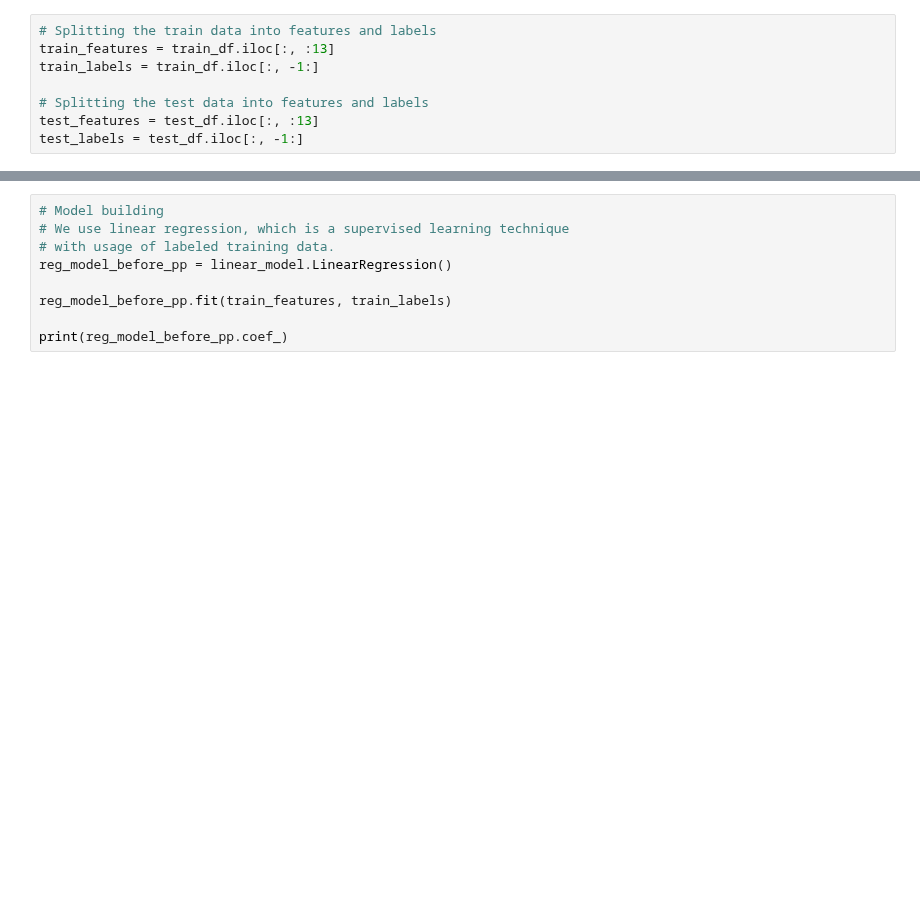
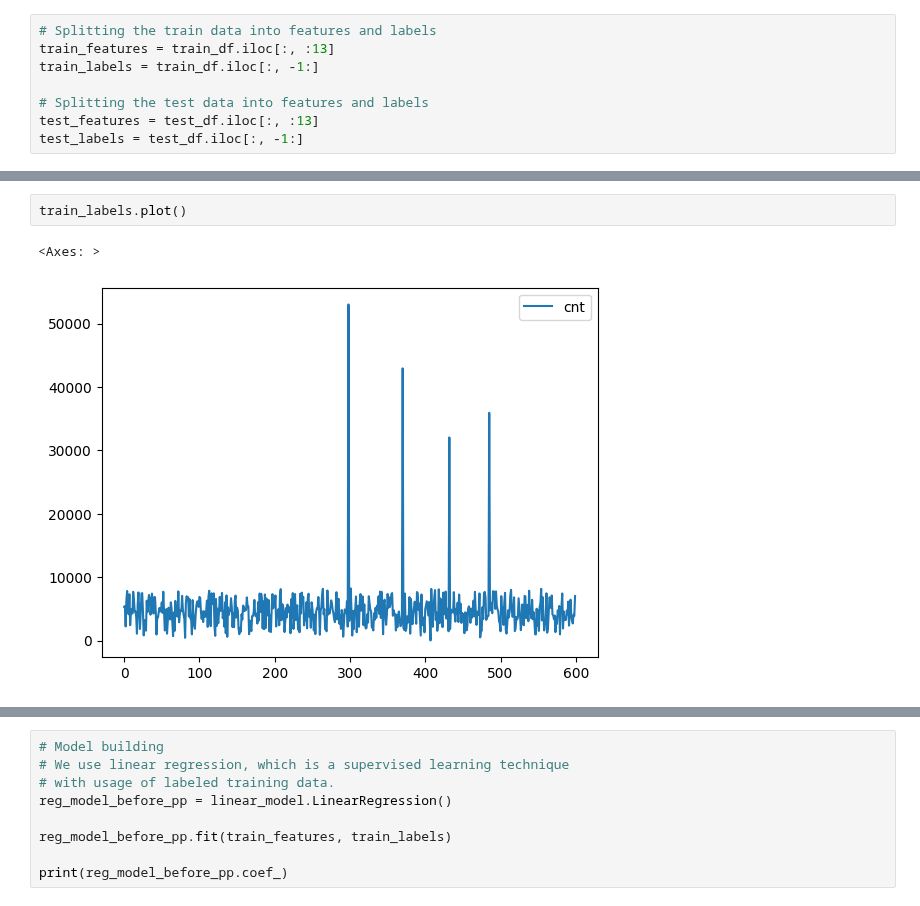
Before and after one commit to PatrykGadziomski/Bike-Rental-Prediction, a Jupyter notebook: Task 2/model_before_pp.ipynb, the cells around one changed output, grey strips where cells are left out. Cells and saved outputs as stored; diff of their text form; blank space fills up the shorter version.

```diff
--- a/Task 2/model_before_pp.ipynb
+++ b/Task 2/model_before_pp.ipynb
@@ -47,0 +53,5 @@ train_features
+# %%
+train_labels.plot()
+# %% [output]
+<Axes: >
+[figure, added]
```
Also changed, not shown: parts of 9 cells of this notebook, 1 other file.
